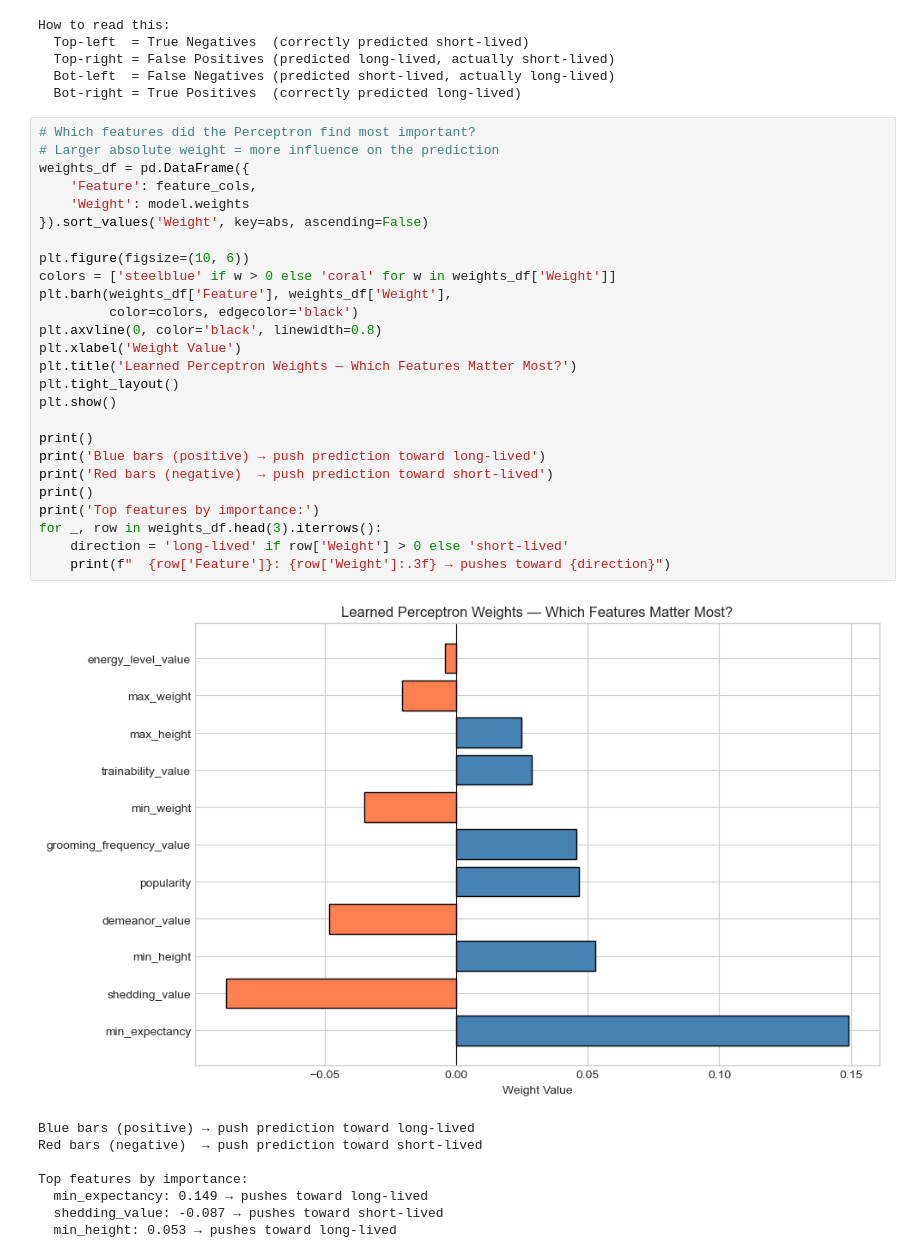
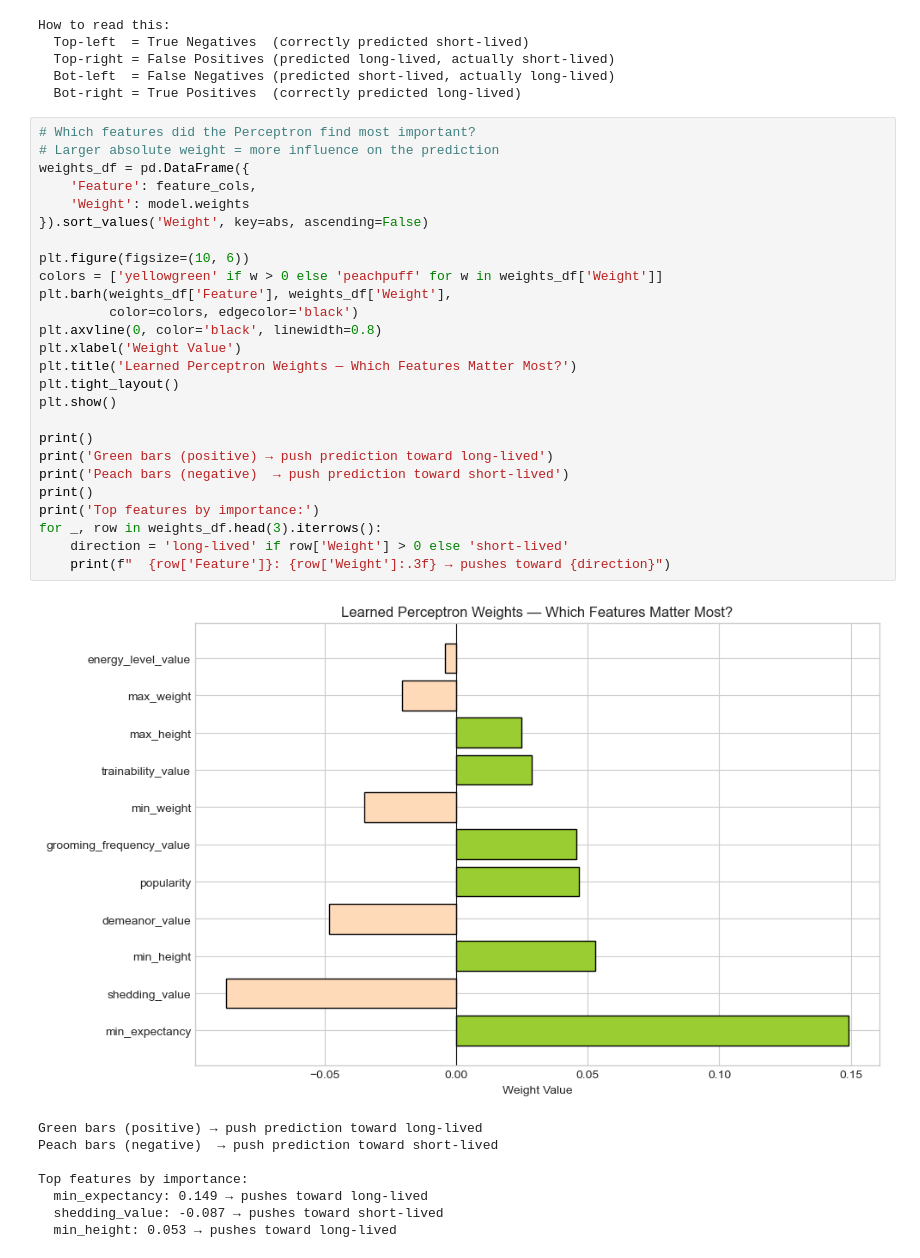
Before and after one commit to ml230-2026/CMOR438, a Jupyter notebook: examples/supervised/A) The-Perceptron/The-Perceptron.ipynb, the cells around one changed output. Saved outputs shown, nothing was run; the diff lists cells and outputs as text.

```diff
--- a/examples/supervised/A) The-Perceptron/The-Perceptron.ipynb
+++ b/examples/supervised/A) The-Perceptron/The-Perceptron.ipynb
@@ -401,33 +391,33 @@ How to read this:
 # %%
 # Which features did the Perceptron find most important?
 # Larger absolute weight = more influence on the prediction
 weights_df = pd.DataFrame({
     'Feature': feature_cols,
     'Weight': model.weights
 }).sort_values('Weight', key=abs, ascending=False)
 
 plt.figure(figsize=(10, 6))
-colors = ['steelblue' if w > 0 else 'coral' for w in weights_df['Weight']]
+colors = ['yellowgreen' if w > 0 else 'peachpuff' for w in weights_df['Weight']]
 plt.barh(weights_df['Feature'], weights_df['Weight'],
          color=colors, edgecolor='black')
 plt.axvline(0, color='black', linewidth=0.8)
 plt.xlabel('Weight Value')
 plt.title('Learned Perceptron Weights — Which Features Matter Most?')
 plt.tight_layout()
 plt.show()
 
 print()
-print('Blue bars (positive) → push prediction toward long-lived')
-print('Red bars (negative)  → push prediction toward short-lived')
+print('Green bars (positive) → push prediction toward long-lived')
+print('Peach bars (negative)  → push prediction toward short-lived')
 print()
 print('Top features by importance:')
 for _, row in weights_df.head(3).iterrows():
     direction = 'long-lived' if row['Weight'] > 0 else 'short-lived'
     print(f"  {row['Feature']}: {row['Weight']:.3f} → pushes toward {direction}")
 # %% [output]
-[figure, old version]
+[figure, new version]
-Blue bars (positive) → push prediction toward long-lived
-Red bars (negative)  → push prediction toward short-lived
+Green bars (positive) → push prediction toward long-lived
+Peach bars (negative)  → push prediction toward short-lived
 
 Top features by importance:
   min_expectancy: 0.149 → pushes toward long-lived
```
Also changed, not shown: parts of 14 cells of this notebook.
